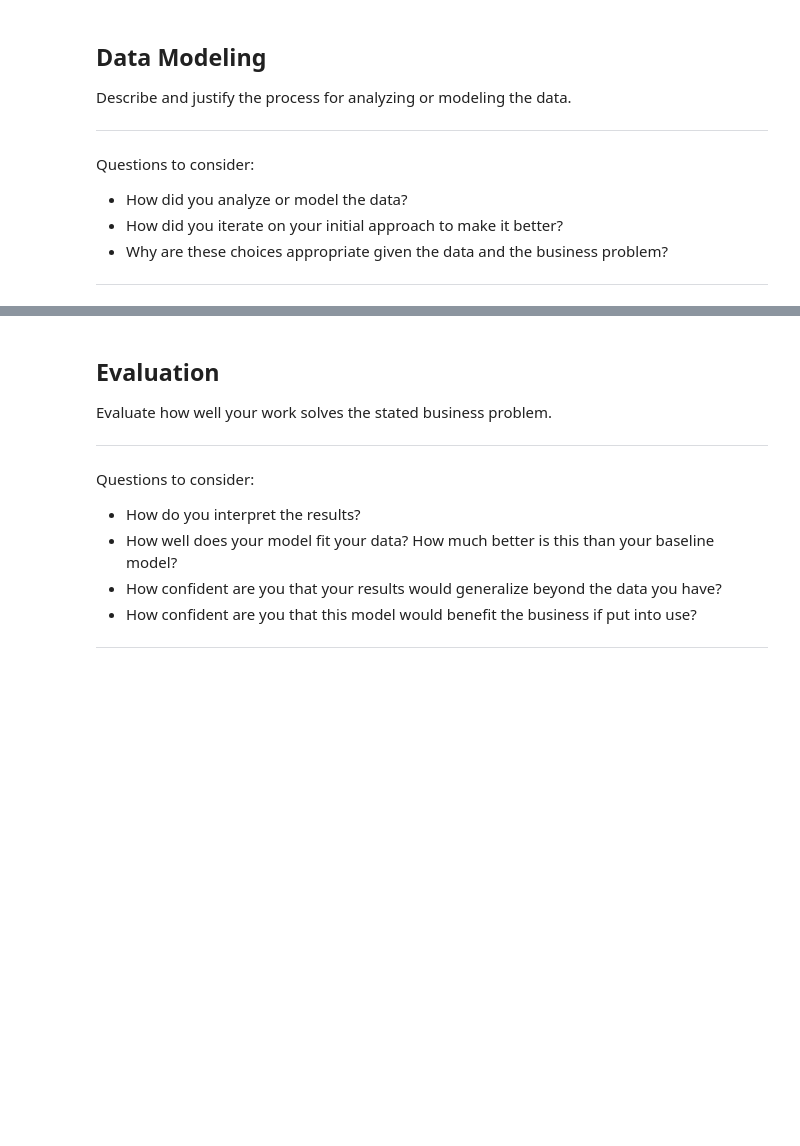
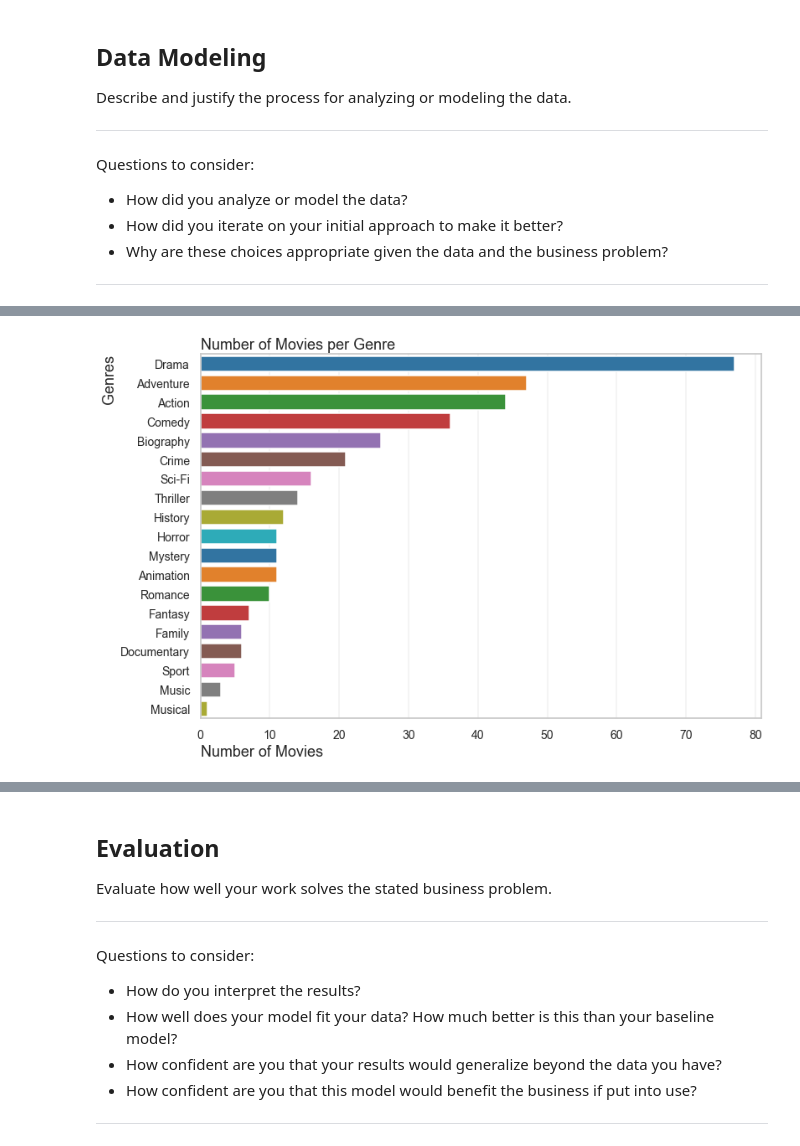
Before and after one commit to MuiruKamau/Microsoft_Movie_Analysis, a Jupyter notebook: dsc-phase1-project-template.ipynb, the cells around one changed output, grey strips where cells are left out. Drawn from its saved outputs; the diff is of its cells as text; code cells hidden in the pictures; blank space fills up the shorter version.

```diff
--- a/dsc-phase1-project-template.ipynb
+++ b/dsc-phase1-project-template.ipynb
@@ -103,0 +310,2 @@ movie_basics.head()
+# %%
+imdb_ratings_basics.rename(columns = {'primary_title':'title'}, inplace = True)
@@ -103,0 +338,3 @@ movie_basics.head()
+# %%
+movies = imdb_ratings_basics.merge(tmdb_movies, on = 'title').merge(movie_gross, on = 'title')
+movies.info()
@@ -103,0 +381,8 @@ movie_basics.head()
+# %%
+# Create a smaller dataframe of movies with a rating of at least 7.0 and gross earnings of at least 27.9 million
+movies_mini = movies[(movies['average_rating'] >= 7.0) &
+                        (movies['gross_mil'] >= 30) &
+                        (movies['start_year'] > 2013)].copy()
+
+# Display the new dataframe
+movies_mini
@@ -103,0 +419,6 @@ movie_basics.head()
+# %%
+# Split the genre column for analysis, creating a new row for each genre
+movies_mini = movies_mini.assign(genres=movies_mini['genres'].str.split(',')).explode('genres').reset_index(drop=True)
+
+# Display the first few rows of the updated dataframe
+movies_mini.head()
@@ -115,0 +486,27 @@ Questions to consider:
+# %%
+# Plot a bar chart of the number of movies per genre
+plt.figure(figsize=(12, 8))
+sns.set_style('whitegrid')
+sns.set_context('talk', rc={'grid.linewidth': 0.4})
+
+# Sort the genres by frequency
+top_genre = pd.DataFrame(movies_mini.groupby('genres', as_index=False).title.nunique()) \
+    .sort_values(by='title', ascending=False)
+
+# Define the colors for each genre
+colors = ['#1f77b4', '#ff7f0e', '#2ca02c', '#d62728', '#9467bd',
+          '#8c564b', '#e377c2', '#7f7f7f', '#bcbd22', '#17becf']
+
+# Create the bar chart
+sns.barplot(x='title', y='genres', data=top_genre, palette=colors)
+
+# Add titles and axis names
+plt.title('Number of Movies per Genre', loc='left')
+plt.xlabel('Number of Movies', loc='left')
+plt.ylabel('Genres', loc='top')
+plt.tick_params(labelsize=14)
+
+# Show the plot
+plt.show()
+# %% [output]
+[figure, added]
```
Also changed, not shown: parts of 39 cells of this notebook.
